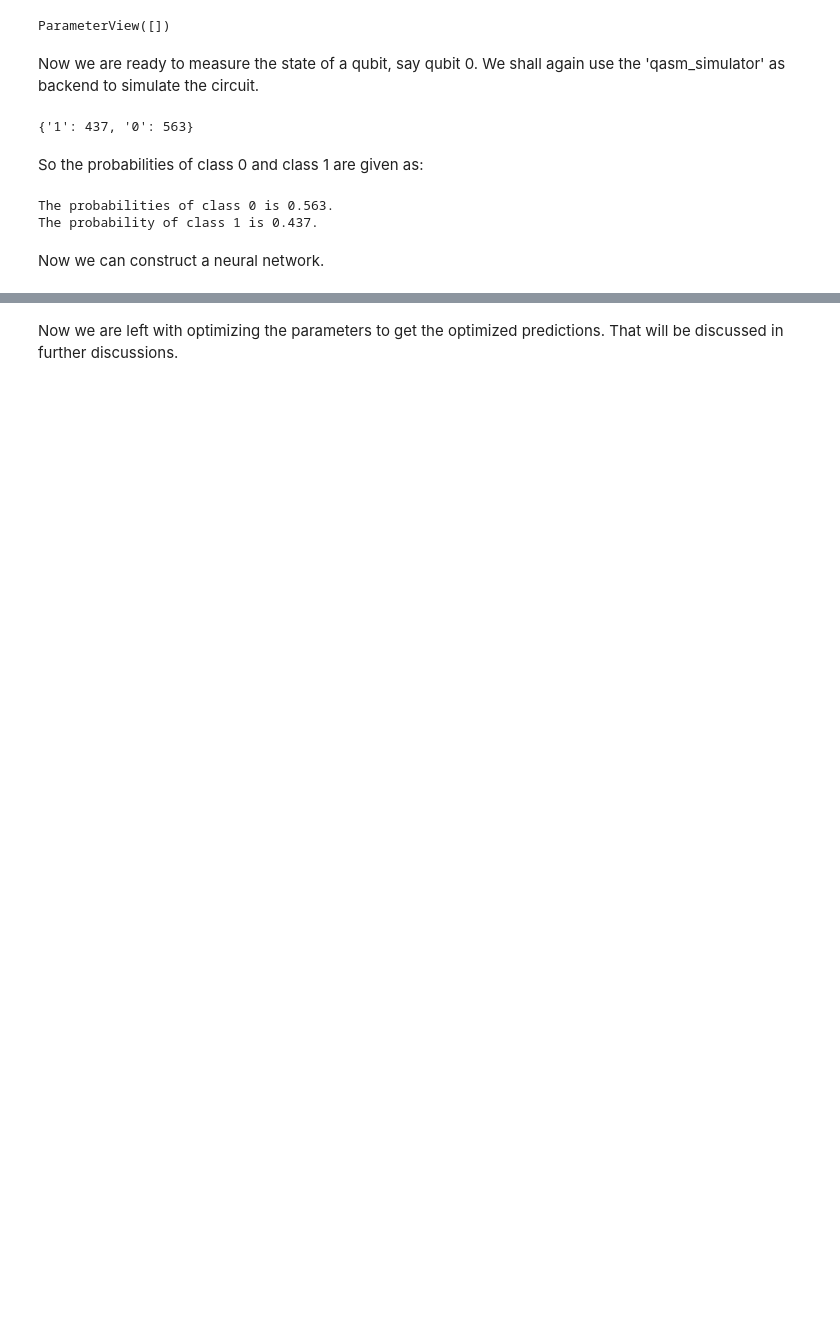
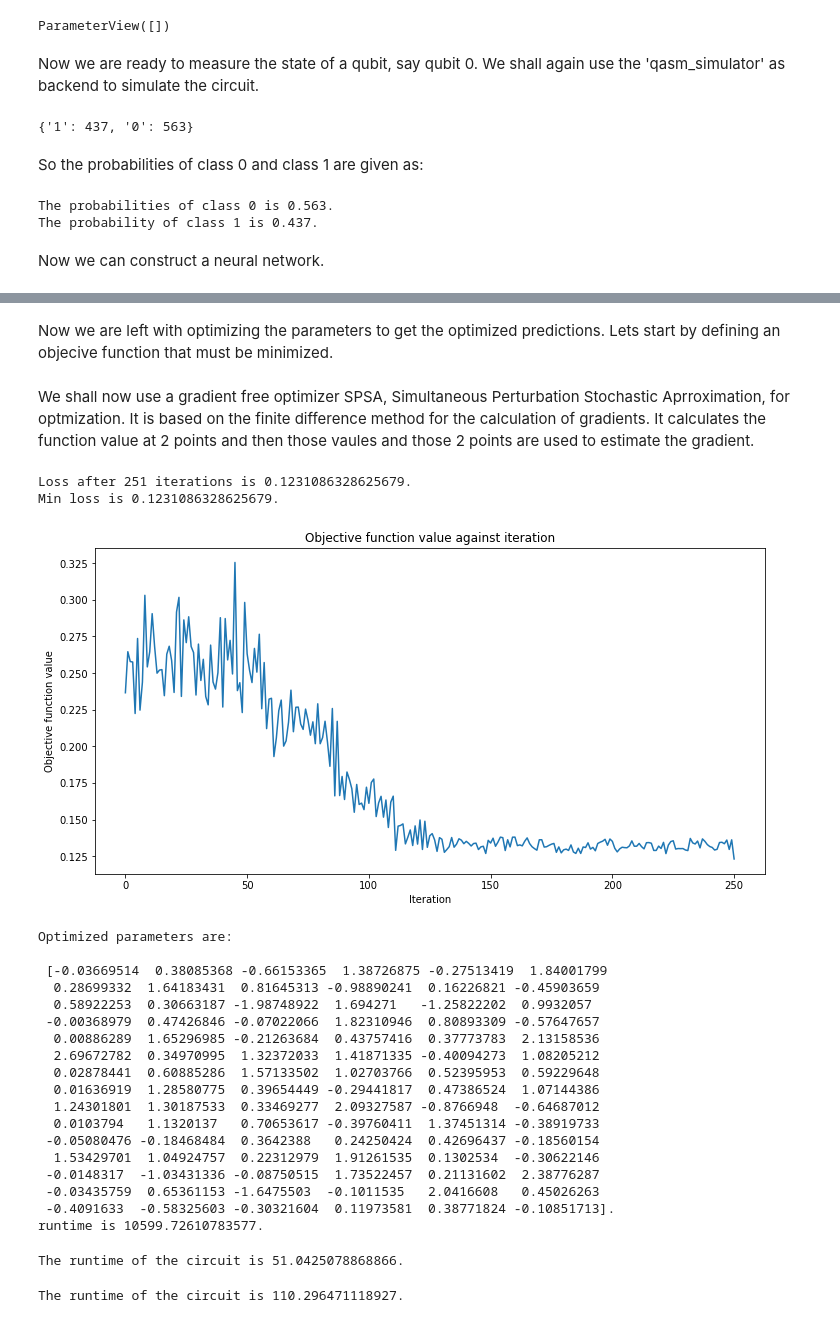
Before and after one commit to ApuravTehri/Test, a Jupyter notebook: Cancer Data C2Q.ipynb, the cells around one changed output, grey strips where cells are left out. Cells and saved outputs as stored; diff of their text form; code cells hidden in the pictures; blank space fills up the shorter version.

```diff
--- a/Cancer Data C2Q.ipynb
+++ b/Cancer Data C2Q.ipynb
@@ -406,2 +469,79 @@ The predictions and labels are:
 # %% [markdown]
-Now we are left with optimizing the parameters to get the optimized predictions. That will be discussed in further discussions.
+Now we are left with optimizing the parameters to get the optimized predictions. Lets start by defining an objecive function that must be minimized.
+# %%
+import tensorflow as tf
+from IPython.display import clear_output
+
+def Measurement_Based_Cost_Function(params):
+
+    true_label, pred = predict(params)
+    true_label = np.array(true_label).astype('float32')
+    pred = np.array(pred).astype('float32')
+
+    # a natural choice of loss function for binary classification is Binary Cross Entropy, however, with a QNN, we're trying to make a QNN which predicts 1 with a probability above 0.5 for a '1' prediction and below 0.5 for a '0' prediction, so we shall continue with the MSE loss function.
+    mse = tf.keras.losses.MeanSquaredError()
+    loss = mse(true_label, pred).numpy()
+    cost = loss
+
+    # we shall visualize the loss at each iteration
+    clear_output(wait=True)
+    objective_func_vals.append(cost)
+    print(f"Loss after {len(objective_func_vals)} iterations is {loss}.\nMin loss is {min(objective_func_vals)}.\n")
+    plt.title("Objective function value against iteration")
+    plt.xlabel("Iteration")
+    plt.ylabel("Objective function value")
+    plt.plot(range(len(objective_func_vals)), objective_func_vals)
+    plt.show()
+
+    return cost
+# %% [markdown]
+We shall now use a gradient free optimizer SPSA, Simultaneous Perturbation Stochastic Aprroximation, for optmization. It is based on the finite difference method for the calculation of gradients. It calculates the function value at 2 points and then those vaules and those 2 points are used to estimate the gradient.
+# %%
+from qiskit.algorithms.optimizers import SPSA
+
+start = time.time()
+
+objective_func_vals = []
+plt.rcParams["figure.figsize"] = (12, 6)
+
+spsa = SPSA(maxiter=100)
+result = spsa.minimize(Measurement_Based_Cost_Function, x0 = np.random.rand(90), bounds = (0,1))
+
+optimized_params = result.x
+
+print(f"Optimized parameters are:\n\n {optimized_params}.")
+
+stop = time.time()
+duration = stop-start
+print(f"runtime is {duration}.")
+# %% [output]
+Loss after 251 iterations is 0.1231086328625679.
+Min loss is 0.1231086328625679.
+[figure, added]
+Optimized parameters are:
+
+ [-0.03669514  0.38085368 -0.66153365  1.38726875 -0.27513419  1.84001799
+  0.28699332  1.64183431  0.81645313 -0.98890241  0.16226821 -0.45903659
+  0.58922253  0.30663187 -1.98748922  1.694271   -1.25822202  0.9932057
+ -0.00368979  0.47426846 -0.07022066  1.82310946  0.80893309 -0.57647657
+  0.00886289  1.65296985 -0.21263684  0.43757416  0.37773783  2.13158536
+  2.69672782  0.34970995  1.32372033  1.41871335 -0.40094273  1.08205212
+  0.02878441  0.60885286  1.57133502  1.02703766  0.52395953  0.59229648
+  0.01636919  1.28580775  0.39654449 -0.29441817  0.47386524  1.07144386
+  1.24301801  1.30187533  0.33469277  2.09327587 -0.8766948  -0.64687012
+  0.0103794   1.1320137   0.70653617 -0.39760411  1.37451314 -0.38919733
+ -0.05080476 -0.18468484  0.3642388   0.24250424  0.42696437 -0.18560154
+  1.53429701  1.04924757  0.22312979  1.91261535  0.1302534  -0.30622146
+ -0.0148317  -1.03431336 -0.08750515  1.73522457  0.21131602  2.38776287
+ -0.03435759  0.65361153 -1.6475503  -0.1011535   2.0416608   0.45026263
+ -0.4091633  -0.58325603 -0.30321604  0.11973581  0.38771824 -0.10851713].
+runtime is 10599.72610783577.
+# %%
+# predicting the labels with the optimized parameters on the training and testing data
+trainPred, trainLabels = predict(optimized_params)
+# %% [output]
+The runtime of the circuit is 51.0425078868866.
+# %%
+testPred, testLabels = predict(optimized_params)
+# %% [output]
+The runtime of the circuit is 110.296471118927.
```
Also changed, not shown: parts of 33 cells of this notebook.
